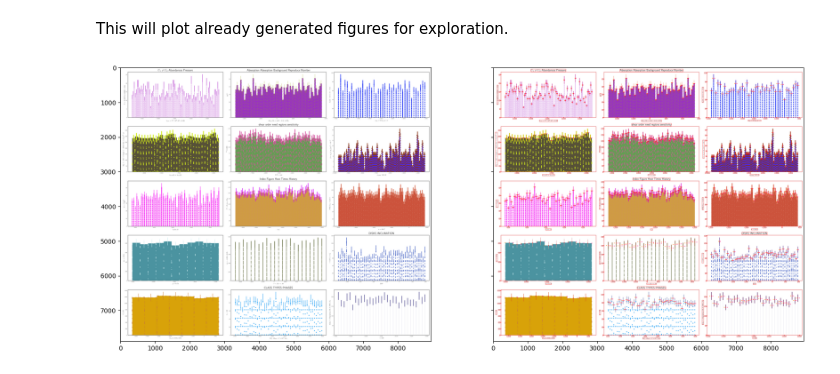
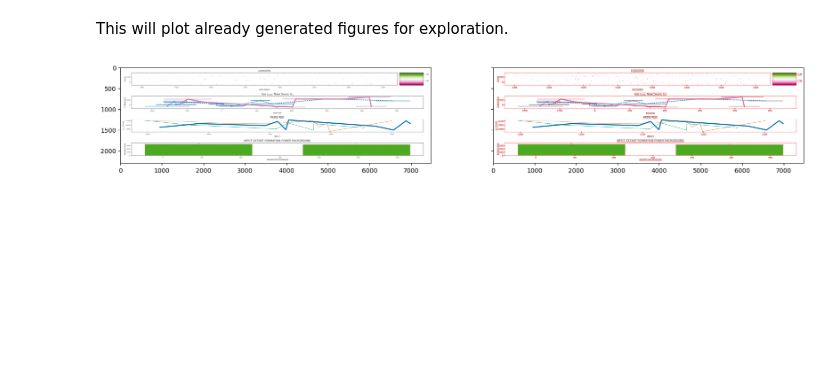
Before and after one commit to ReadingTimeMachine/LMM_Figure_Parsing, a Jupyter notebook: plot_small_datas.ipynb, the cells around one changed output. Saved outputs shown, nothing was run; the diff lists cells and outputs as text; code cells hidden in the pictures; blank space fills up the shorter version.

Commit message:
plotting

```diff
--- a/plot_small_datas.ipynb
+++ b/plot_small_datas.ipynb
@@ -20,9 +20,13 @@ import json
 #%matplotlib widget
 %matplotlib inline
 
-csize = 10
 
-ifig = 0 # which one to plot?
+
+plt.close('all')
+
+csize = 5
+
+ifig = 7 # which one to plot?
 
 
 img = np.array(Image.open(save_small_dir+'Picture'+str(ifig+1)+'.png').convert('RGB'))
@@ -33,7 +37,9 @@ imgplot = img.copy()
 
 
 #for k,v in datas_plot.items(): # all figs
+iplot_count = 0
 for p,v in datas_plot.items():
+    iplot_count += 1
     #print(p)
     if 'plot' in p: # not figure stuffs... just yet
         #print('PLOT:', p)
@@ -67,20 +73,24 @@ for p,v in datas_plot.items():
                                 cv.rectangle(imgplot, (xmin,ymin), (xmax,ymax), (255, 0, 0), 3)
                                 cv.circle(imgplot, (int(d['tx']), int(img.shape[0]-d['ty'])), 10, (255,0,0), -1)
         elif v['type'] == 'histogram':
+            #rwidth = v['data from plot']['plot params']['rwidth']
+            #print(iplot_count, 'rwidth',rwidth)
             # middle of bar
-            xs = v['data pixels']['xs']
-            ys = v['data pixels']['ys']
+            xs = np.array(v['data pixels']['xs'])
+            ys = np.array(v['data pixels']['ys'])
             for x,y in zip(xs,ys): # middle
                 cv.circle(imgplot, (int(x), int(y)), csize, (255,0,0), -1)
             # right
-            xs = v['data pixels']['xs_right']
-            ys = v['data pixels']['ys_right']
-            for x,y in zip(xs,ys): # middle
-                cv.circle(imgplot, (int(x), int(y)), csize, (255,125,0), -1)
+            xsr = np.array(v['data pixels']['xs_right'])
+            xsl = np.array(v['data pixels']['xs_left'])
+            ###xsr = xsr + rwidth*np.abs(xsr-xsl)
+            ysr = np.array(v['data pixels']['ys_right'])
+            for x,y in zip(xsr,ysr): # middle
+                cv.circle(imgplot, (int(x), int(y)), csize, (0,0,255), -1)
             # left
-            xs = v['data pixels']['xs_left']
-            ys = v['data pixels']['ys_left']
-            for x,y in zip(xs,ys): # middle
+            ####xsl = xsl - 2*rwidth*np.abs(xs-xsl)
+            ysl = np.array(v['data pixels']['ys_left'])
+            for x,y in zip(xsl,ysl): # middle
                 cv.circle(imgplot, (int(x), int(y)), csize, (255,0,125), -1)
         else:
             print('no idea how to deal!')
@@ -144,32 +154,35 @@ for p,v in datas_plot.items():
                     ymin = max(ymin,int(round(img.shape[0]-v['square']['ymax'])))
                     ymax = min(ymax,int(round(img.shape[0]-v['square']['ymin'])))
                     cv.line(imgplot, (xmin,ymin),(xmax,ymax), (255,0,0), 2)
                     #print('')
         # square
         d = v['square']
         xmin,ymin = int(d['xmin']),int(img.shape[0]-d['ymin'])
         xmax,ymax = int(d['xmax']),int(img.shape[0]-d['ymax'])
         cv.rectangle(imgplot, (xmin,ymin), (xmax,ymax), (255, 0, 0), 3)
         # title bounding box
         if 'title' in v: # has a title?
             d = v['title']
             xmin,ymin = int(d['xmin']),int(img.shape[0]-d['ymin'])
             xmax,ymax = int(d['xmax']),int(img.shape[0]-d['ymax'])
             cv.rectangle(imgplot, (xmin,ymin), (xmax,ymax), (255, 0, 0), 3)
         # xlabel bounding box
         d = v['xlabel']
         xmin,ymin = int(d['xmin']),int(img.shape[0]-d['ymin'])
         xmax,ymax = int(d['xmax']),int(img.shape[0]-d['ymax'])
         cv.rectangle(imgplot, (xmin,ymin), (xmax,ymax), (255, 0, 0), 3)
         # ylabel bounding box
         d = v['ylabel']
         xmin,ymin = int(d['xmin']),int(img.shape[0]-d['ymin'])
         xmax,ymax = int(d['xmax']),int(img.shape[0]-d['ymax'])
         cv.rectangle(imgplot, (xmin,ymin), (xmax,ymax), (255, 0, 0), 3)
 
-fig2,ax2 = plt.subplots(1,2,figsize=(20,20), sharex=True, sharey=True)
+
+#fig2,ax2 = plt.subplots(1,2,figsize=(15,10), sharex=True, sharey=True) # widget
+fig2,ax2 = plt.subplots(1,2,figsize=(20,20), sharex=True, sharey=True) # inline
+
 ax2[0].imshow(img)
 ax2[1].imshow(imgplot)
 plt.show()
 # %% [output]
-[figure, old version]
+[figure, new version]
```
